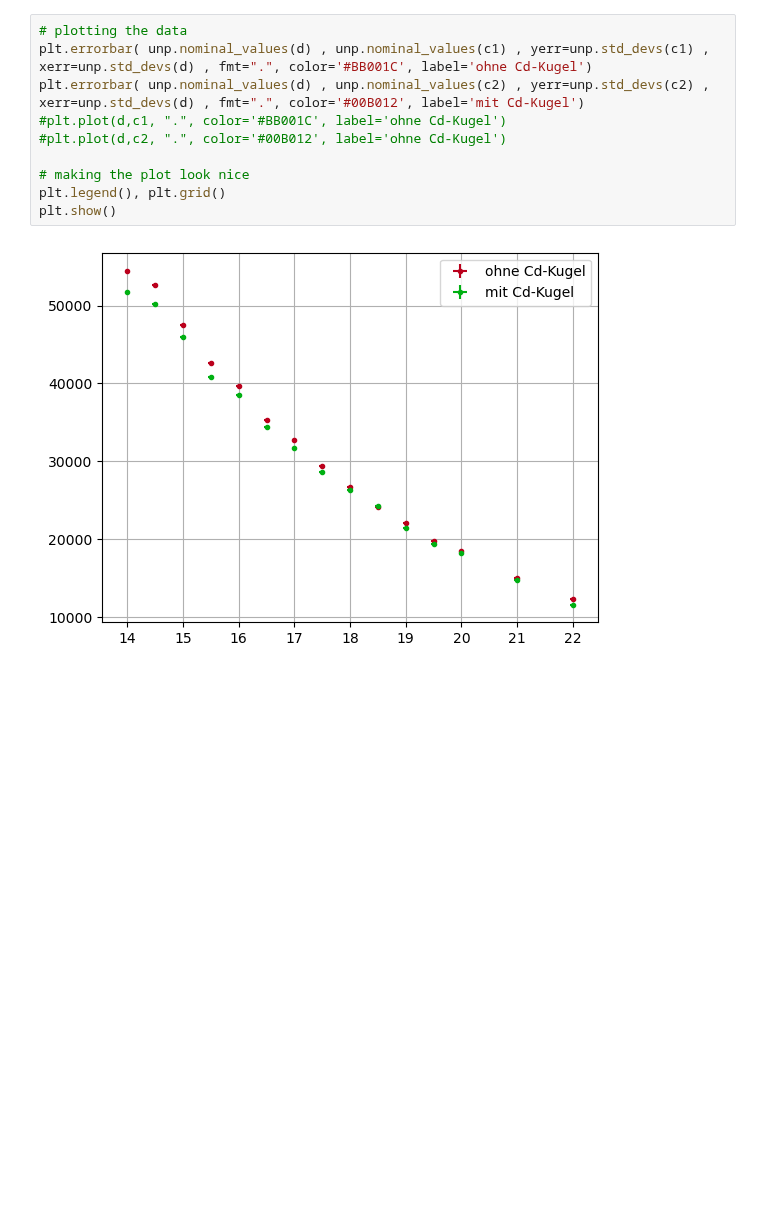
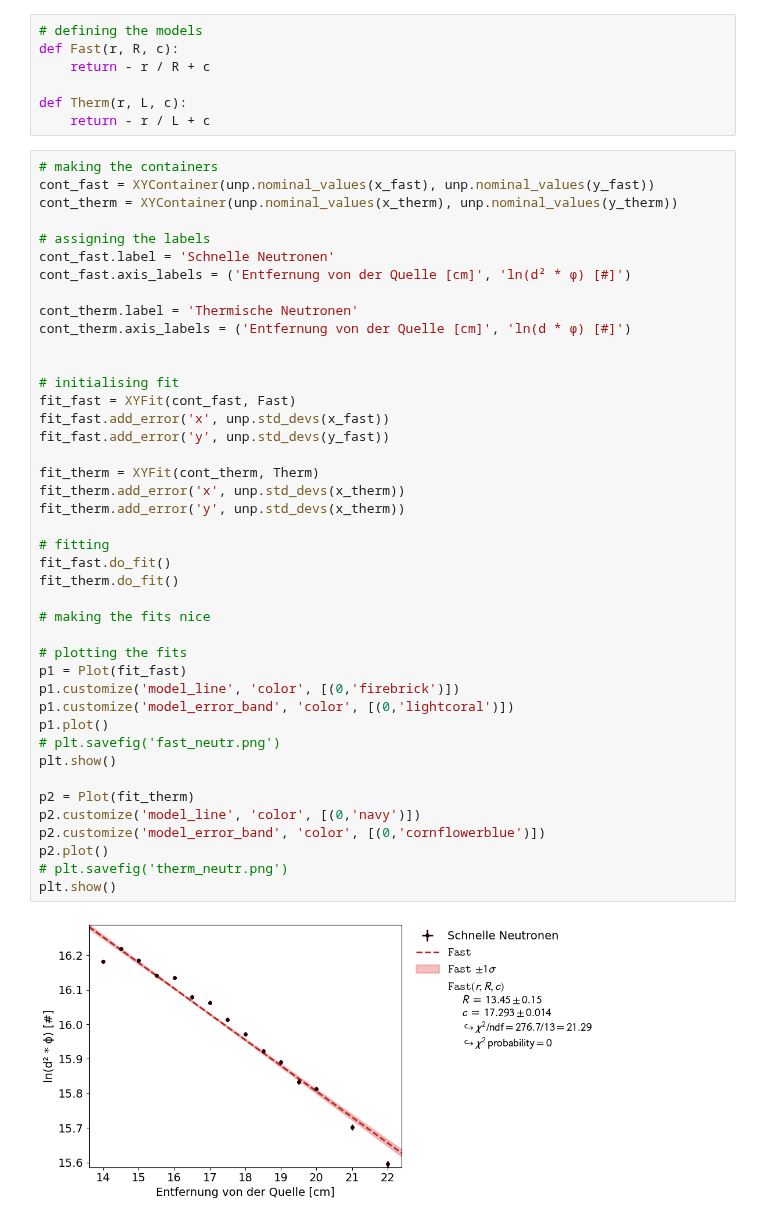
Before and after one commit to MRNock04/P3, a Jupyter notebook: Neutronendiffusion/Neutronendiffusion.ipynb, the cells around one changed output. Saved outputs shown, nothing was run; the diff lists cells and outputs as text; blank space fills up the shorter version.

```diff
--- a/Neutronendiffusion/Neutronendiffusion.ipynb
+++ b/Neutronendiffusion/Neutronendiffusion.ipynb
@@ -13,12 +26,51 @@ c2 = unp.uarray( c2 , np.sqrt(c2))
-# %%
-# plotting the data
-plt.errorbar( unp.nominal_values(d) , unp.nominal_values(c1) , yerr=unp.std_devs(c1) , xerr=unp.std_devs(d) , fmt=".", color='#BB001C', label='ohne Cd-Kugel')
-plt.errorbar( unp.nominal_values(d) , unp.nominal_values(c2) , yerr=unp.std_devs(c2) , xerr=unp.std_devs(d) , fmt=".", color='#00B012', label='mit Cd-Kugel')
-#plt.plot(d,c1, ".", color='#BB001C', label='ohne Cd-Kugel')
-#plt.plot(d,c2, ".", color='#00B012', label='ohne Cd-Kugel')
-
-# making the plot look nice
-plt.legend(), plt.grid()
-plt.show()
-# %% [output]
-[figure, removed]
+# %%
+# defining the models
+def Fast(r, R, c):
+    return - r / R + c
+
+def Therm(r, L, c):
+    return - r / L + c
+# %%
+# making the containers
+cont_fast = XYContainer(unp.nominal_values(x_fast), unp.nominal_values(y_fast))
+cont_therm = XYContainer(unp.nominal_values(x_therm), unp.nominal_values(y_therm))
+
+# assigning the labels
+cont_fast.label = 'Schnelle Neutronen'
+cont_fast.axis_labels = ('Entfernung von der Quelle [cm]', 'ln(d² * ϕ) [#]')
+
+cont_therm.label = 'Thermische Neutronen'
+cont_therm.axis_labels = ('Entfernung von der Quelle [cm]', 'ln(d * ϕ) [#]')
+
+
+# initialising fit
+fit_fast = XYFit(cont_fast, Fast)
+fit_fast.add_error('x', unp.std_devs(x_fast))
+fit_fast.add_error('y', unp.std_devs(y_fast))
+
+fit_therm = XYFit(cont_therm, Therm)
+fit_therm.add_error('x', unp.std_devs(x_therm))
+fit_therm.add_error('y', unp.std_devs(x_therm))
+
+# fitting
+fit_fast.do_fit()
+fit_therm.do_fit()
+
+# making the fits nice
+
+# plotting the fits
+p1 = Plot(fit_fast)
+p1.customize('model_line', 'color', [(0,'firebrick')])
+p1.customize('model_error_band', 'color', [(0,'lightcoral')])
+p1.plot()
+# plt.savefig('fast_neutr.png')
+plt.show()
+
+p2 = Plot(fit_therm)
+p2.customize('model_line', 'color', [(0,'navy')])
+p2.customize('model_error_band', 'color', [(0,'cornflowerblue')])
+p2.plot()
+# plt.savefig('therm_neutr.png')
+plt.show()
+# %% [output]
+[figure, added]
```
Also changed, not shown: parts of 3 cells of this notebook, 3 other files.
